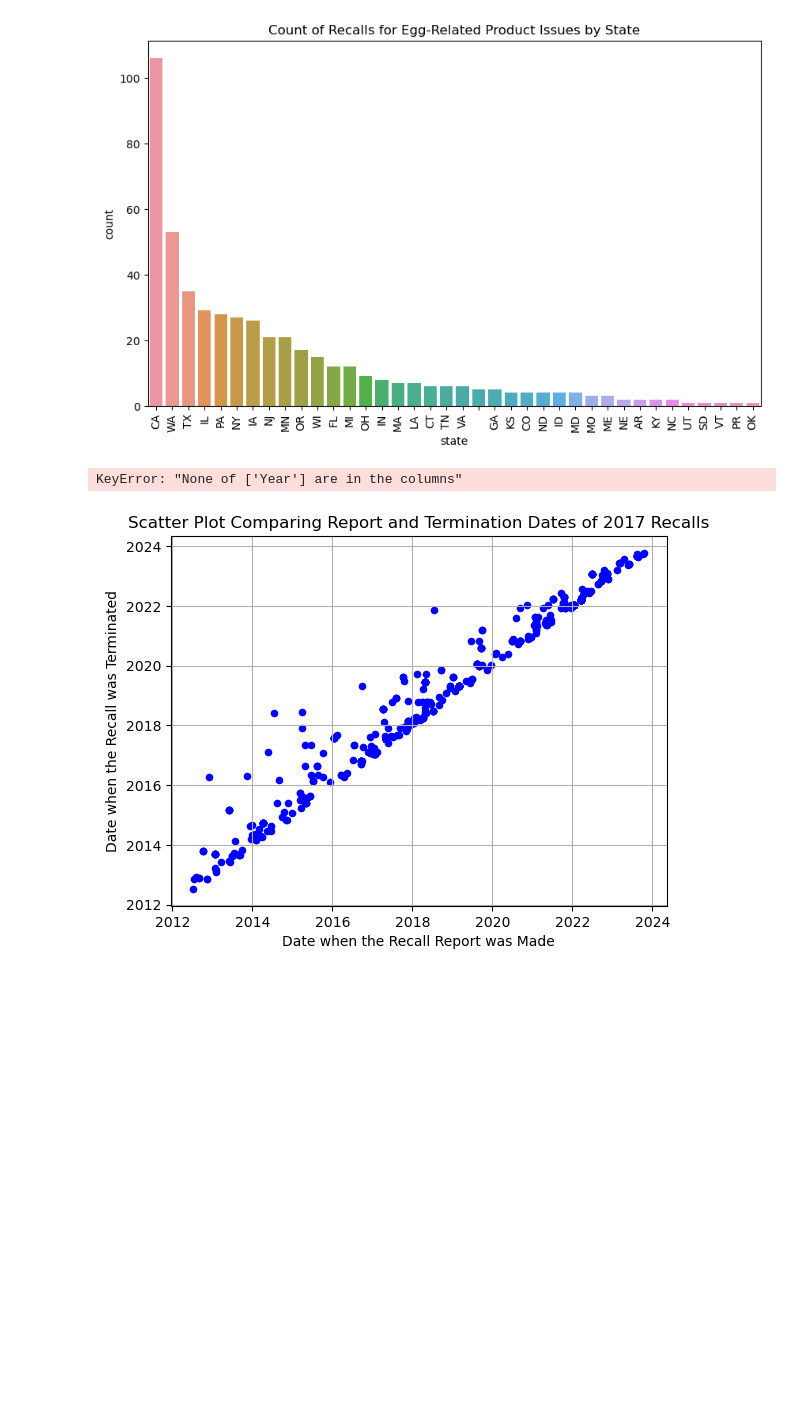
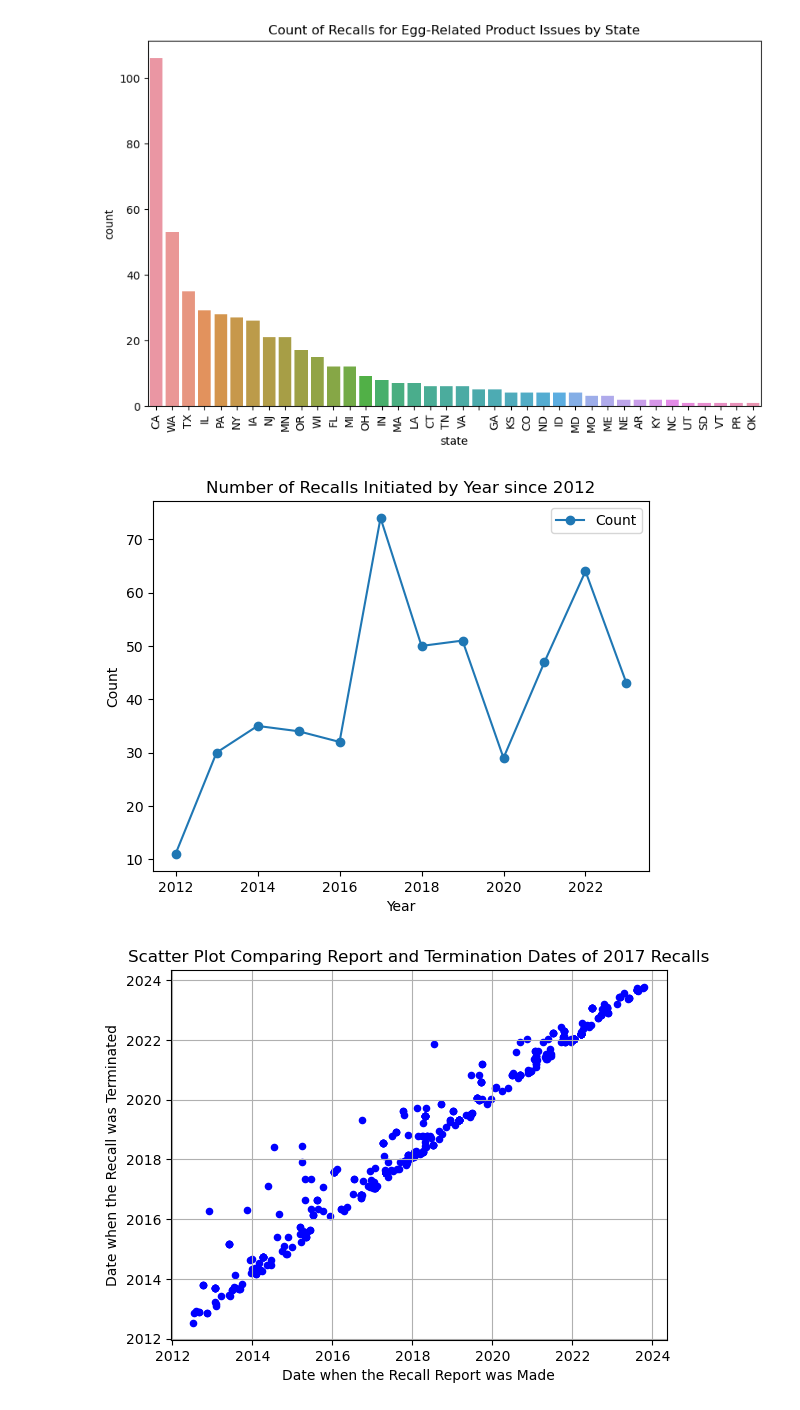
Before and after one commit to huntercroxall/s386Fall2023-project, a Jupyter notebook: Data_EDA&Collection.ipynb, the cells around one changed output. Saved outputs shown, nothing was run; the diff lists cells and outputs as text; code cells hidden in the pictures; blank space fills up the shorter version.

Commit message:
added two more charts to my dashboard

```diff
--- a/Data_EDA&Collection.ipynb
+++ b/Data_EDA&Collection.ipynb
@@ -104,16 +104,16 @@ Text(0.5, 1.0, 'Count of Recalls for Egg-Related Product Issues by State')
 # %%
 # Code for creating a line chart of the recalls based on year
 df_counts = df.groupby('report_year').size().reset_index(name='Count')
 
-df_counts.set_index('Year', inplace=True)
+df_counts.set_index('report_year', inplace=True)
 
 df_counts.plot(kind='line', marker='o', linestyle='-')
 plt.title('Number of Recalls Initiated by Year since 2012')
 plt.xlabel('Year')
 plt.ylabel('Count')
 plt.show()
 # %% [output]
-KeyError: "None of ['Year'] are in the columns"
+[figure, added]
 # %%
 # Code for creating a scatter plot comparing start and end times of the recalls from 2012-2023
 ax = df.plot(kind='scatter', x='dt_report_date', y='dt_termination_date', marker='o', color='blue')
```
Also changed, not shown: 1 other file.
